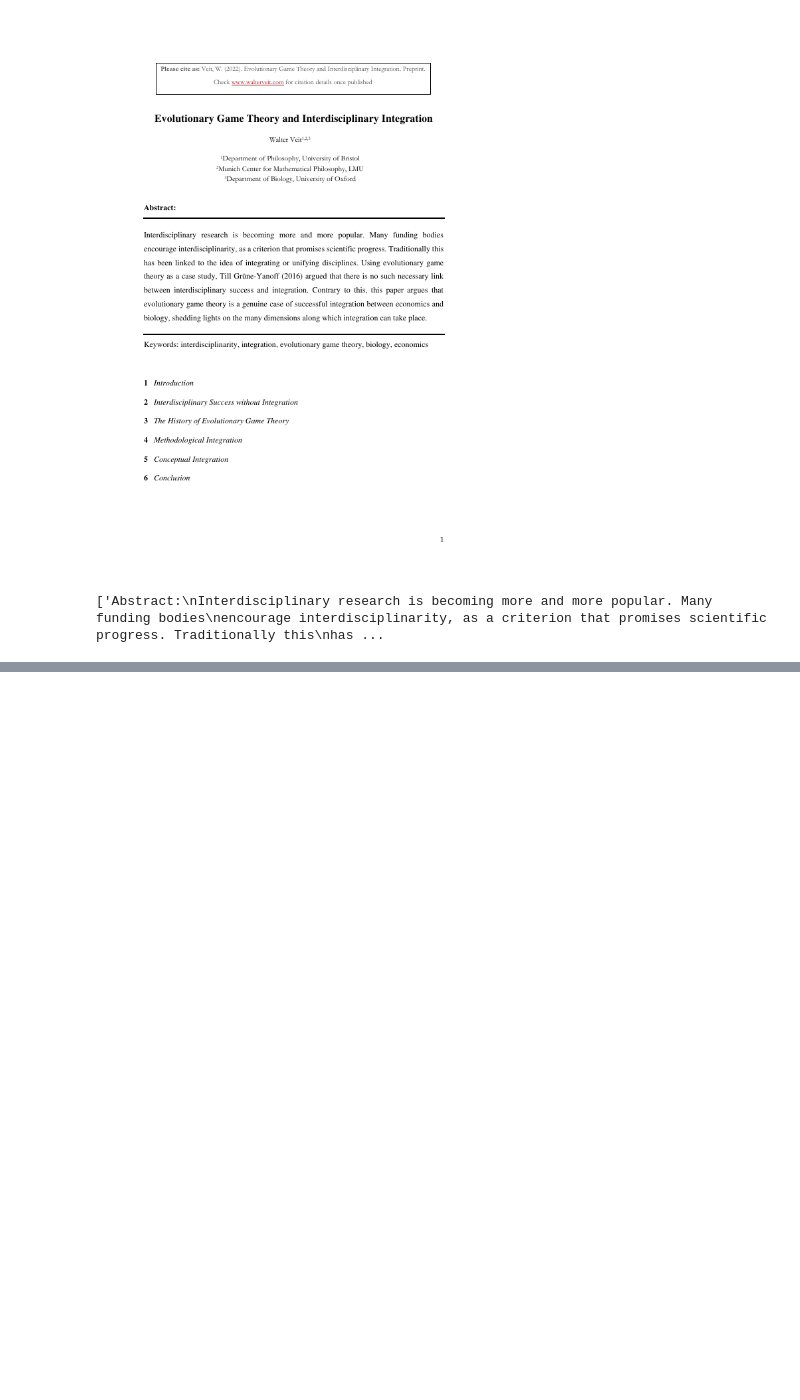
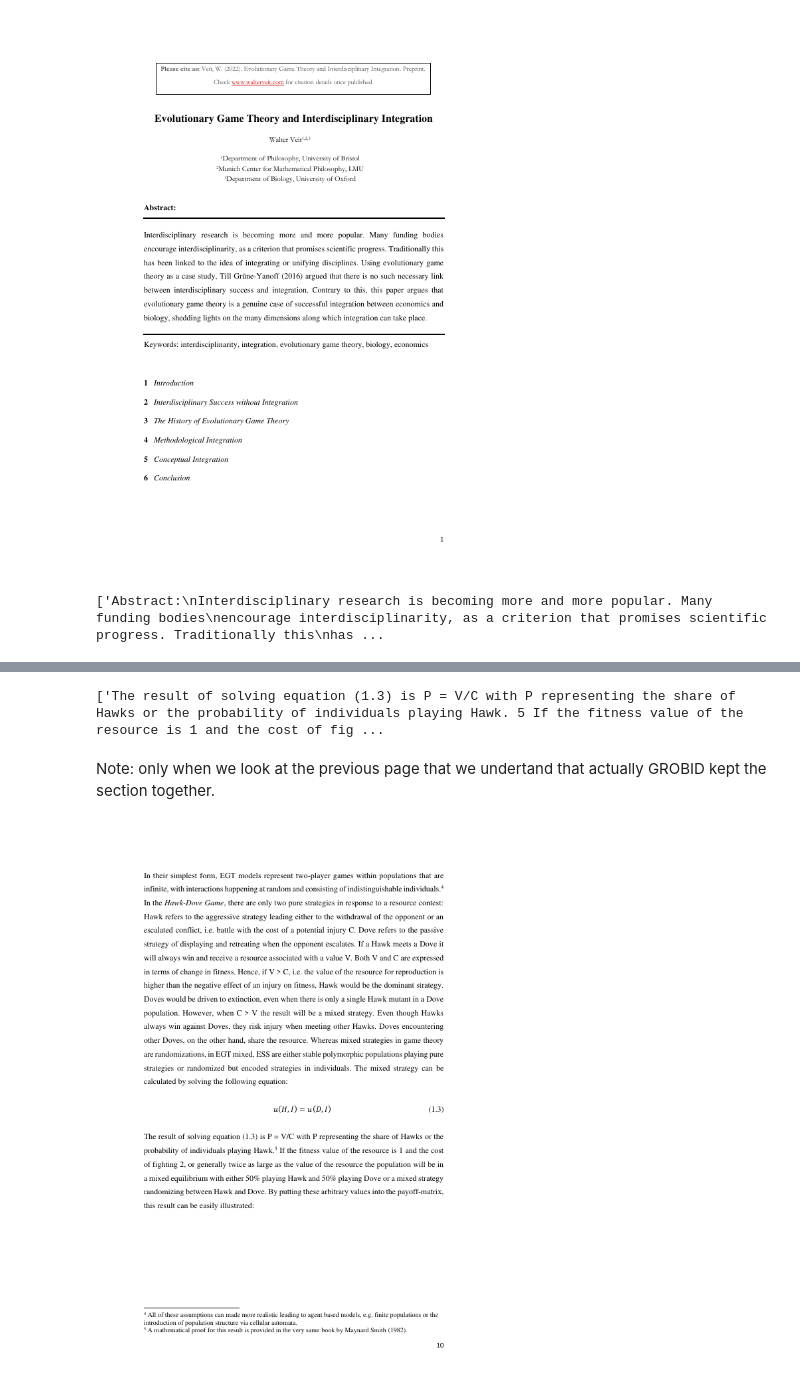
Before and after one commit to jstonge/sci_feuds, a Jupyter notebook: etc/validating_parsing.ipynb, the cells around one changed output, grey strips where cells are left out. Saved outputs shown, nothing was run; the diff lists cells and outputs as text; code cells hidden in the pictures; blank space fills up the shorter version.

```diff
--- a/etc/validating_parsing.ipynb
+++ b/etc/validating_parsing.ipynb
@@ -20,0 +55,10 @@ display(doc.images[0])
+# %%
+[row['text'] for row in doc_dict_grobid['pdf_parse']['body_text'] if re.search("Only when", row['text'], re.IGNORECASE)]
+# %% [output]
+['The result of solving equation (1.3) is P = V/C with P representing the share of Hawks or the probability of individuals playing Hawk. 5 If the fitness value of the resource is 1 and the cost of fig ...
+# %% [markdown]
+Note: only when we look at the previous page that we undertand that actually GROBID kept the section together.
+# %%
+display(doc.images[9])
+# %% [output]
+[figure, added]
```
Also changed, not shown: parts of 27 cells of this notebook.
